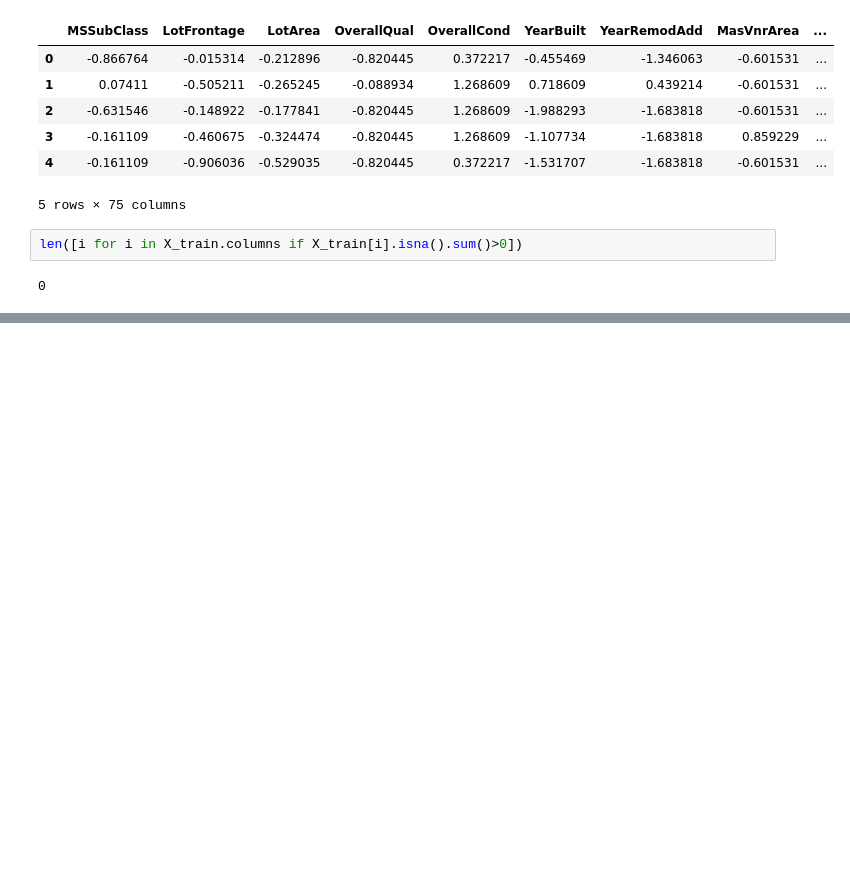
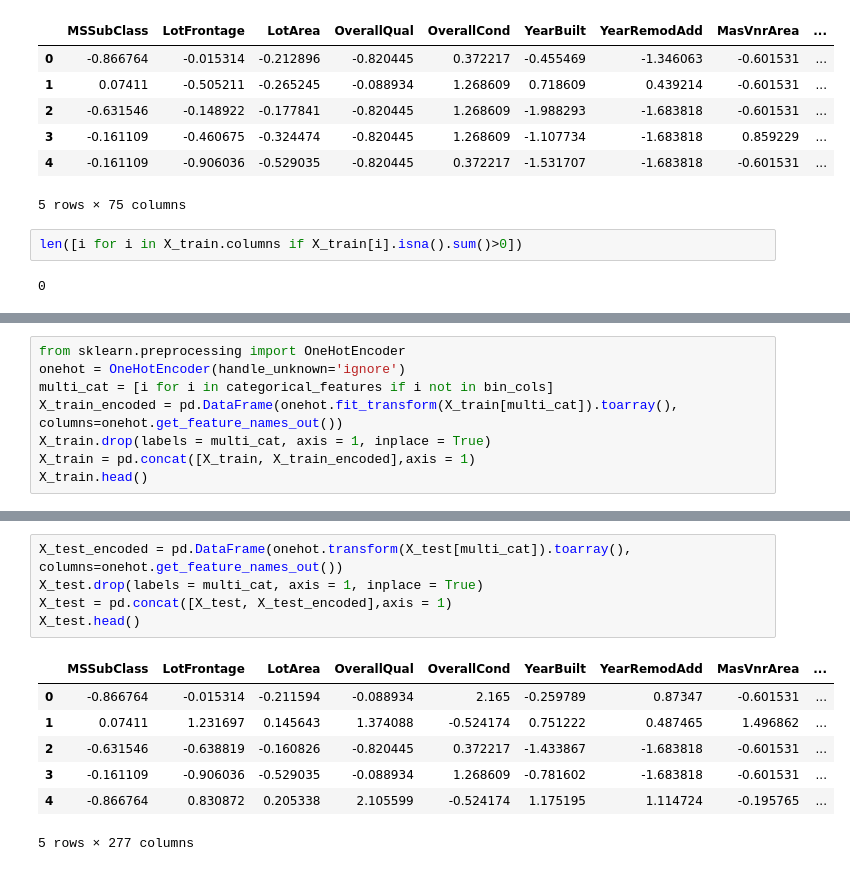
Before and after one commit to tahaftm/Kaggle-Competitions, a Jupyter notebook: House Prices - Advanced Regression Techniques/implementation.ipynb, the cells around one changed output, grey strips where cells are left out. Saved outputs shown, nothing was run; the diff lists cells and outputs as text; blank space fills up the shorter version.

```diff
--- a/House Prices - Advanced Regression Techniques/implementation.ipynb
+++ b/House Prices - Advanced Regression Techniques/implementation.ipynb
@@ -183,0 +206,8 @@ KeyError: 'Street'
+# %%
+from sklearn.preprocessing import OneHotEncoder
+onehot = OneHotEncoder(handle_unknown='ignore')
+multi_cat = [i for i in categorical_features if i not in bin_cols]
+X_train_encoded = pd.DataFrame(onehot.fit_transform(X_train[multi_cat]).toarray(), columns=onehot.get_feature_names_out())
+X_train.drop(labels = multi_cat, axis = 1, inplace = True)
+X_train = pd.concat([X_train, X_train_encoded],axis = 1)
+X_train.head()
@@ -183,0 +222,13 @@ KeyError: 'Street'
+# %%
+X_test_encoded = pd.DataFrame(onehot.transform(X_test[multi_cat]).toarray(), columns=onehot.get_feature_names_out())
+X_test.drop(labels = multi_cat, axis = 1, inplace = True)
+X_test = pd.concat([X_test, X_test_encoded],axis = 1)
+X_test.head()
+# %% [output]
+|  | MSSubClass | LotFrontage | LotArea | OverallQual | OverallCond | YearBuilt | YearRemodAdd | MasVnrArea | ... |
+| 0 | -0.866764 | -0.015314 | -0.211594 | -0.088934 | 2.165 | -0.259789 | 0.87347 | -0.601531 | ... |
+| 1 | 0.07411 | 1.231697 | 0.145643 | 1.374088 | -0.524174 | 0.751222 | 0.487465 | 1.496862 | ... |
+| 2 | -0.631546 | -0.638819 | -0.160826 | -0.820445 | 0.372217 | -1.433867 | -1.683818 | -0.601531 | ... |
+| 3 | -0.161109 | -0.906036 | -0.529035 | -0.088934 | 1.268609 | -0.781602 | -1.683818 | -0.601531 | ... |
+| 4 | -0.866764 | 0.830872 | 0.205338 | 2.105599 | -0.524174 | 1.175195 | 1.114724 | -0.195765 | ... |
+5 rows × 277 columns
```
Also changed, not shown: parts of 7 cells of this notebook.
